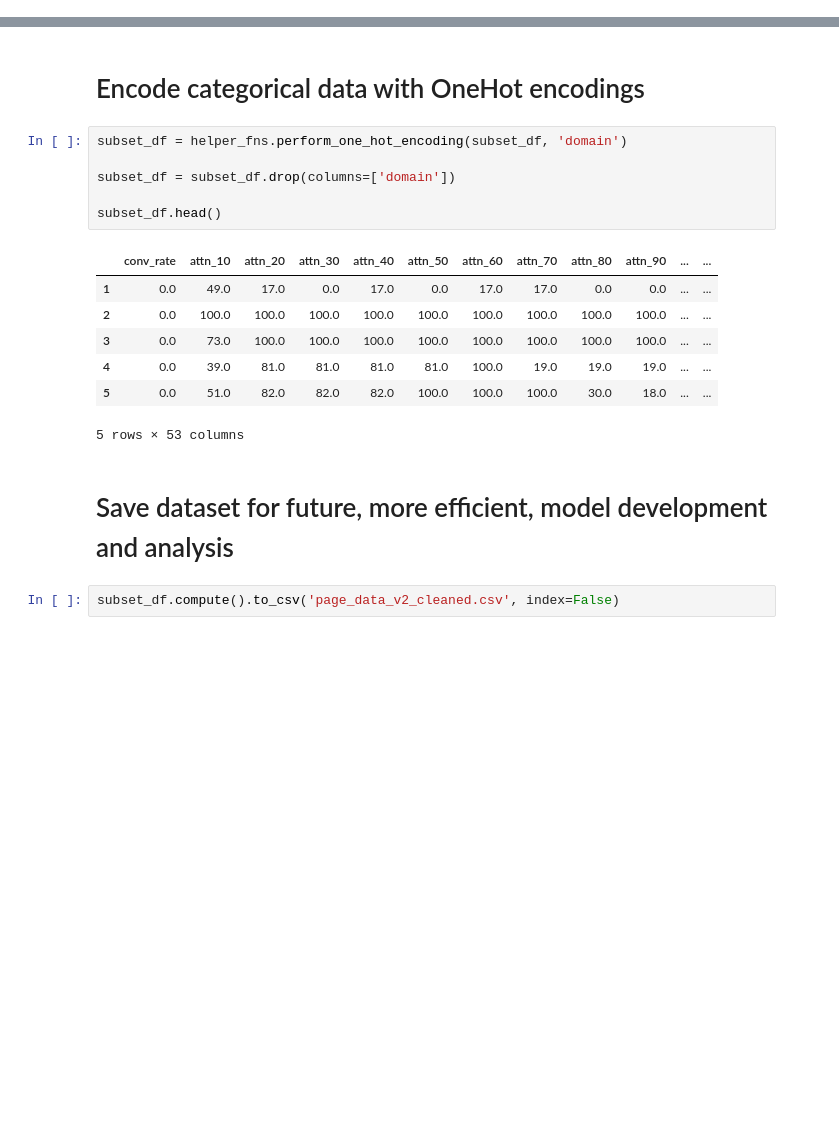
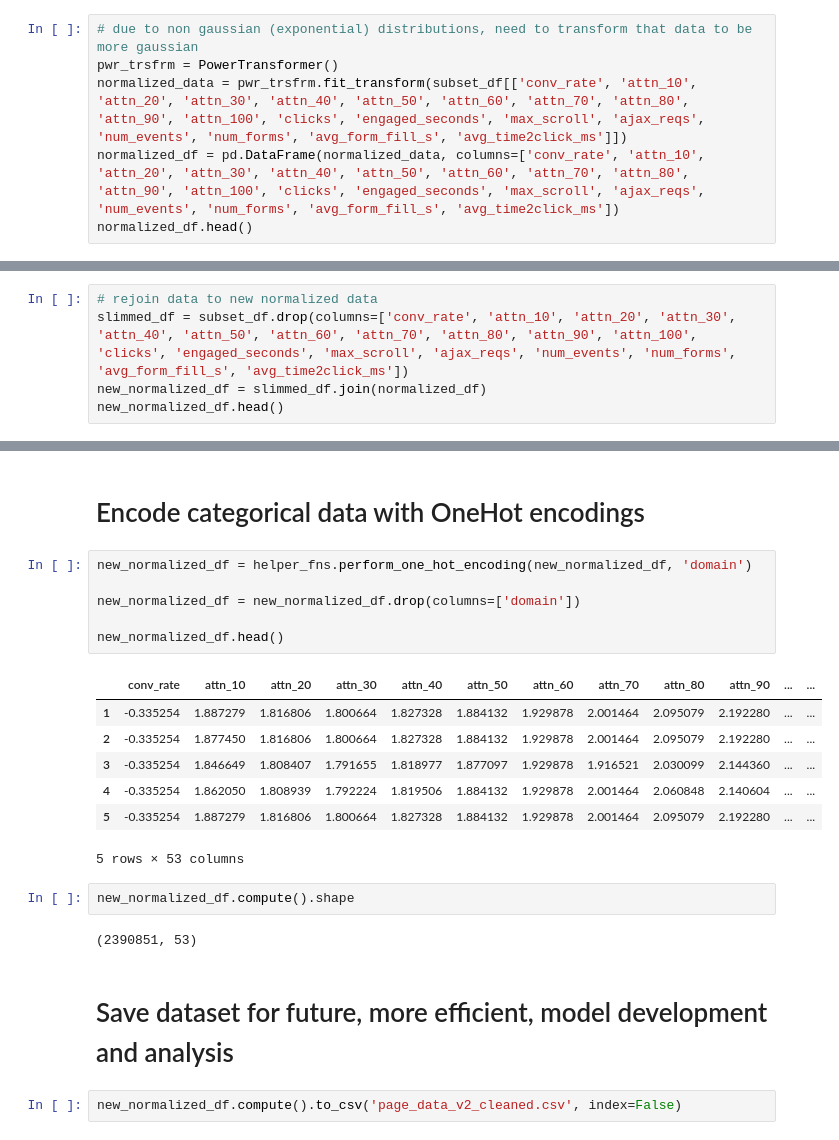
Before and after one commit to brianwvincent/quantum_test, a Jupyter notebook: page_analysis.ipynb, the cells around one changed output, grey strips where cells are left out. Cells and saved outputs as stored; diff of their text form; blank space fills up the shorter version.

```diff
--- a/page_analysis.ipynb
+++ b/page_analysis.ipynb
@@ -104,0 +130,6 @@ subset_df.compute().describe()
+# %%
+# due to non gaussian (exponential) distributions, need to transform that data to be more gaussian
+pwr_trsfrm = PowerTransformer()
+normalized_data = pwr_trsfrm.fit_transform(subset_df[['conv_rate', 'attn_10', 'attn_20', 'attn_30', 'attn_40', 'attn_50', 'attn_60', 'attn_70', 'attn_80', 'attn_90', 'attn_100', 'clicks', 'engaged_seconds', 'max_scroll', 'ajax_reqs', 'num_events', 'num_forms', 'avg_form_fill_s', 'avg_time2click_ms']])
+normalized_df = pd.DataFrame(normalized_data, columns=['conv_rate', 'attn_10', 'attn_20', 'attn_30', 'attn_40', 'attn_50', 'attn_60', 'attn_70', 'attn_80', 'attn_90', 'attn_100', 'clicks', 'engaged_seconds', 'max_scroll', 'ajax_reqs', 'num_events', 'num_forms', 'avg_form_fill_s', 'avg_time2click_ms'])
+normalized_df.head()
@@ -104,0 +163,5 @@ subset_df.compute().describe()
+# %%
+# rejoin data to new normalized data
+slimmed_df = subset_df.drop(columns=['conv_rate', 'attn_10', 'attn_20', 'attn_30', 'attn_40', 'attn_50', 'attn_60', 'attn_70', 'attn_80', 'attn_90', 'attn_100', 'clicks', 'engaged_seconds', 'max_scroll', 'ajax_reqs', 'num_events', 'num_forms', 'avg_form_fill_s', 'avg_time2click_ms'])
+new_normalized_df = slimmed_df.join(normalized_df)
+new_normalized_df.head()
@@ -105,20 +175,24 @@ subset_df.compute().describe()
 # %% [markdown]
 # Encode categorical data with OneHot encodings
 # %%
-subset_df = helper_fns.perform_one_hot_encoding(subset_df, 'domain')
+new_normalized_df = helper_fns.perform_one_hot_encoding(new_normalized_df, 'domain')
 
-subset_df = subset_df.drop(columns=['domain'])
+new_normalized_df = new_normalized_df.drop(columns=['domain'])
 
-subset_df.head()
+new_normalized_df.head()
 # %% [output]
 |  | conv_rate | attn_10 | attn_20 | attn_30 | attn_40 | attn_50 | attn_60 | attn_70 | attn_80 | attn_90 | ... | ... |
-| 1 | 0.0 | 49.0 | 17.0 | 0.0 | 17.0 | 0.0 | 17.0 | 17.0 | 0.0 | 0.0 | ... | ... |
-| 2 | 0.0 | 100.0 | 100.0 | 100.0 | 100.0 | 100.0 | 100.0 | 100.0 | 100.0 | 100.0 | ... | ... |
-| 3 | 0.0 | 73.0 | 100.0 | 100.0 | 100.0 | 100.0 | 100.0 | 100.0 | 100.0 | 100.0 | ... | ... |
-| 4 | 0.0 | 39.0 | 81.0 | 81.0 | 81.0 | 81.0 | 100.0 | 19.0 | 19.0 | 19.0 | ... | ... |
-| 5 | 0.0 | 51.0 | 82.0 | 82.0 | 82.0 | 100.0 | 100.0 | 100.0 | 30.0 | 18.0 | ... | ... |
+| 1 | -0.335254 | 1.887279 | 1.816806 | 1.800664 | 1.827328 | 1.884132 | 1.929878 | 2.001464 | 2.095079 | 2.192280 | ... | ... |
+| 2 | -0.335254 | 1.877450 | 1.816806 | 1.800664 | 1.827328 | 1.884132 | 1.929878 | 2.001464 | 2.095079 | 2.192280 | ... | ... |
+| 3 | -0.335254 | 1.846649 | 1.808407 | 1.791655 | 1.818977 | 1.877097 | 1.929878 | 1.916521 | 2.030099 | 2.144360 | ... | ... |
+| 4 | -0.335254 | 1.862050 | 1.808939 | 1.792224 | 1.819506 | 1.884132 | 1.929878 | 2.001464 | 2.060848 | 2.140604 | ... | ... |
+| 5 | -0.335254 | 1.887279 | 1.816806 | 1.800664 | 1.827328 | 1.884132 | 1.929878 | 2.001464 | 2.095079 | 2.192280 | ... | ... |
 5 rows × 53 columns
+# %%
+new_normalized_df.compute().shape
+# %% [output]
+(2390851, 53)
 # %% [markdown]
 # Save dataset for future, more efficient, model development and analysis
 # %%
-subset_df.compute().to_csv('page_data_v2_cleaned.csv', index=False)
+new_normalized_df.compute().to_csv('page_data_v2_cleaned.csv', index=False)
```
Also changed, not shown: parts of 8 cells of this notebook, 6 other files.
